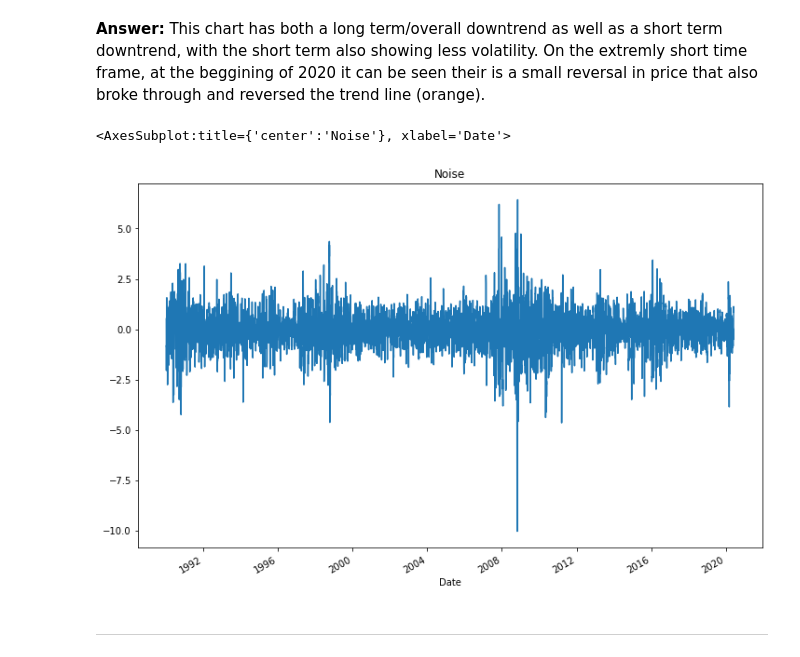
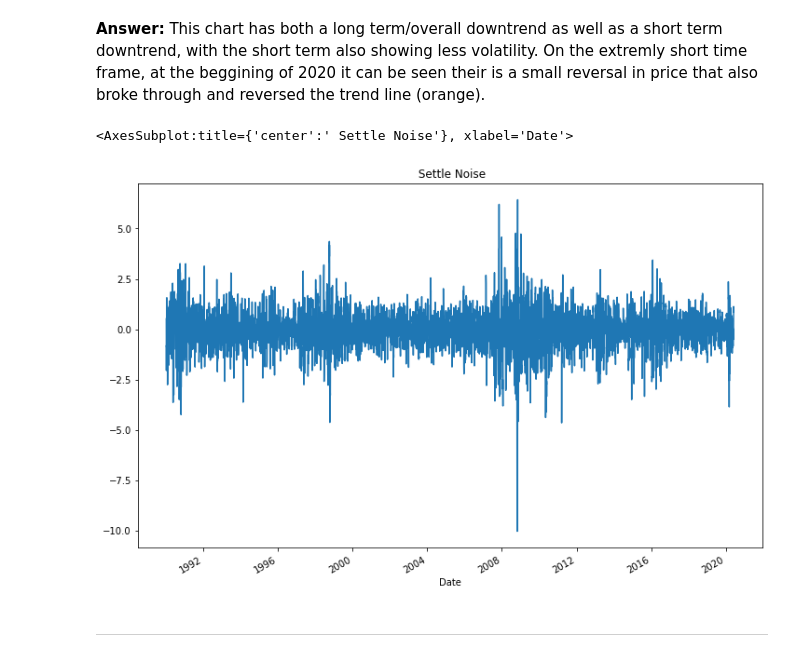
Before and after one commit to keanumanson/time_series_homework, a Jupyter notebook: Starter_Code/time_series_analysis.ipynb, the cells around one changed output. Saved outputs shown, nothing was run; the diff lists cells and outputs as text; code cells hidden in the pictures.

```diff
--- a/Starter_Code/time_series_analysis.ipynb
+++ b/Starter_Code/time_series_analysis.ipynb
@@ -97,10 +97,10 @@ df[['Price', 'trend']].plot(figsize=(12, 8), title='Price vs Trend')
 **Answer:** This chart has both a long term/overall downtrend as well as a short term downtrend, with the short term also showing less volatility. On the extremly short time frame, at the beggining of 2020 it can be seen their is a small reversal in price that also broke through and reversed the trend line (orange).
 # %%
 # Plot the Settle Noise
-df.noise.plot(figsize=(12, 8), title='Noise')
+df.noise.plot(figsize=(12, 8), title=' Settle Noise')
 # %% [output]
-<AxesSubplot:title={'center':'Noise'}, xlabel='Date'>
+<AxesSubplot:title={'center':' Settle Noise'}, xlabel='Date'>
-[figure, old version]
+[figure, new version]
 # %% [markdown]
 ---
 # %% [markdown]
```
Also changed, not shown: parts of 22 cells of this notebook, 1 other file.
